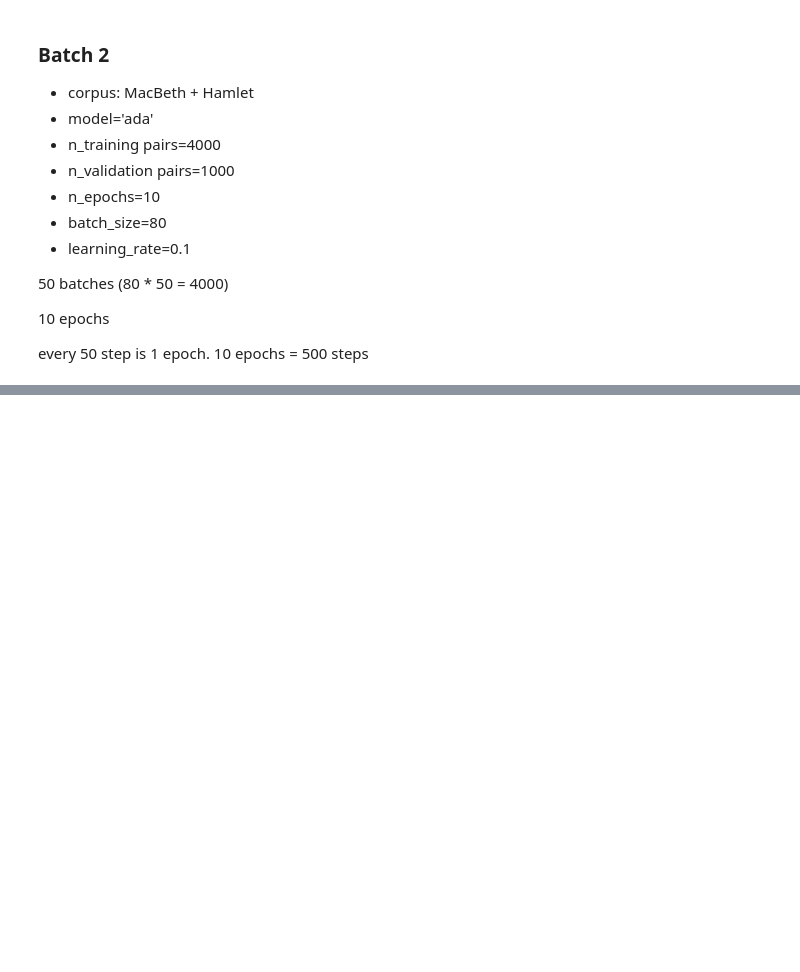
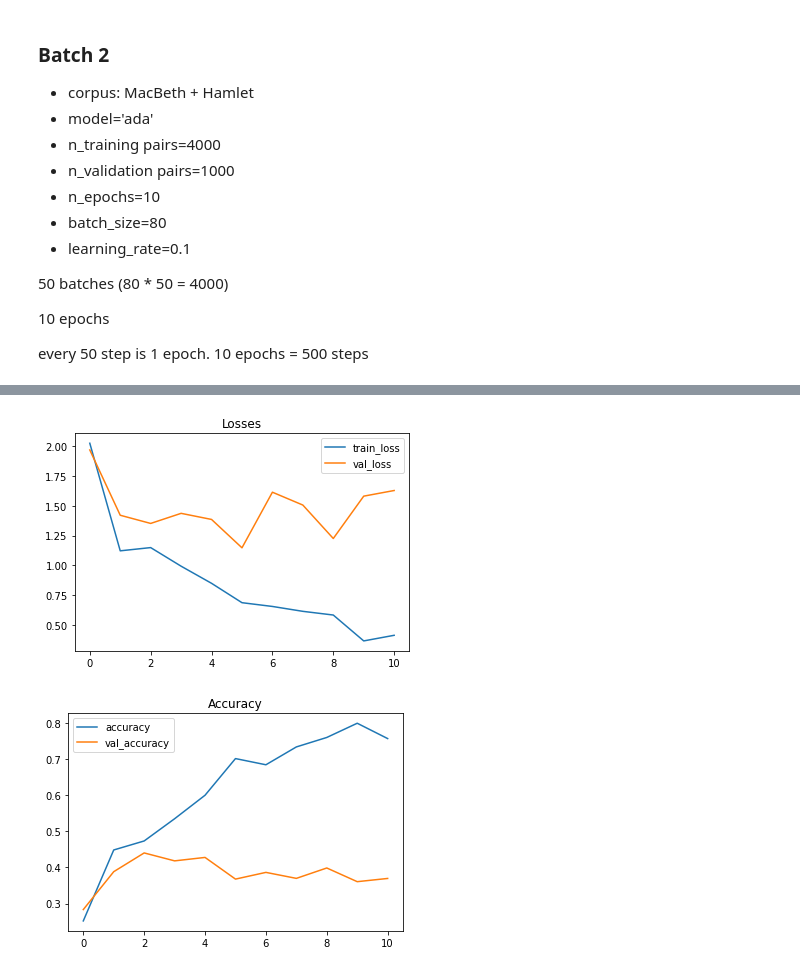
Before and after one commit to ConvAF/NovaAI, a Jupyter notebook: chatbot/notebooks/fine_tuning_viz.ipynb, the cells around one changed output, grey strips where cells are left out. Cells and saved outputs as stored; diff of their text form; code cells hidden in the pictures; blank space fills up the shorter version.

```diff
--- a/chatbot/notebooks/fine_tuning_viz.ipynb
+++ b/chatbot/notebooks/fine_tuning_viz.ipynb
@@ -101,0 +131,9 @@ batch2.describe()
+# %%
+batch3_results = pd.read_csv('../data/results/batch3_results.csv', skiprows=[0])
+
+batch3 = format_df(batch3_results, n_epochs=10)
+batch3_plot = plot_losses_accuracy(batch3)
+history = add_to_history(batch3, 'batch3')
+# %% [output]
+[figure, added]
+[figure, added]
```
Also changed, not shown: parts of 9 cells of this notebook.
